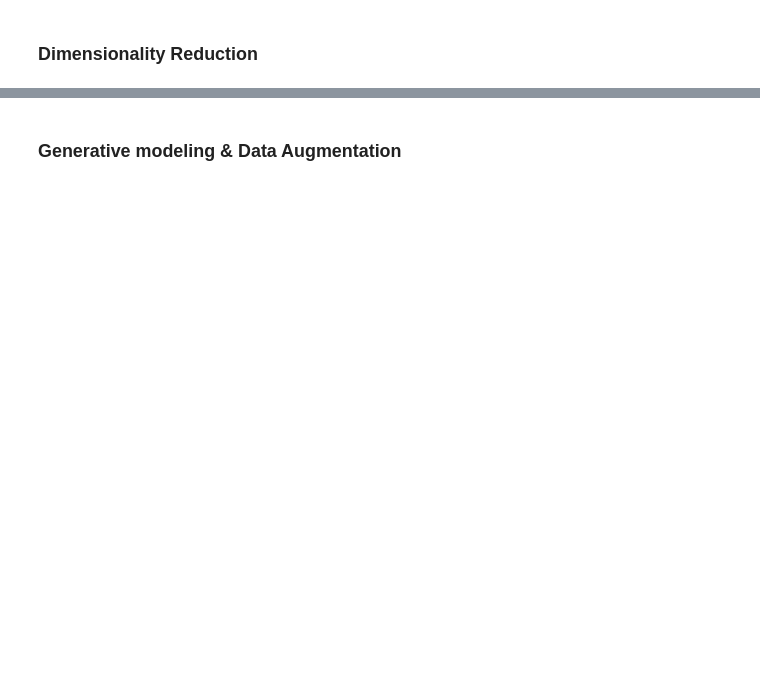
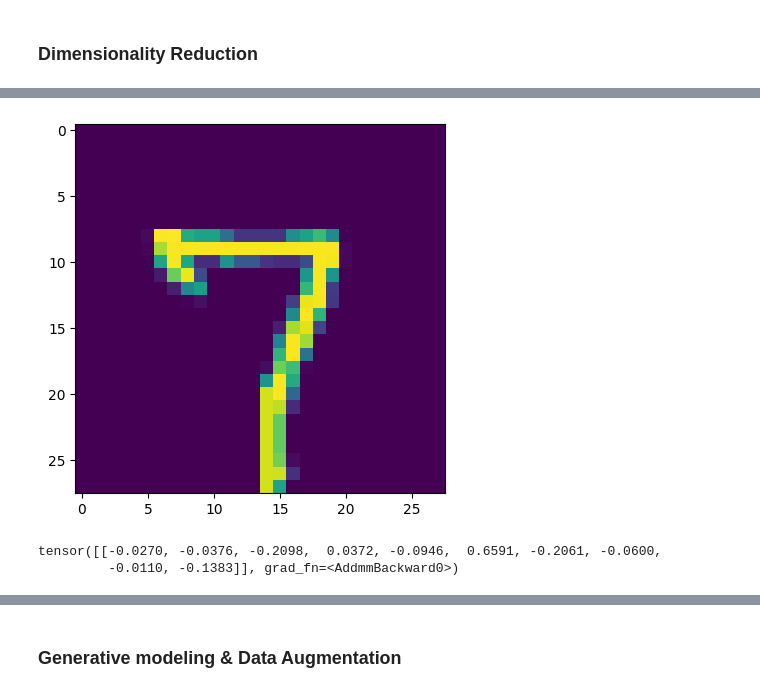
Before and after one commit to JamorMoussa/docs, a Jupyter notebook: docs/deep_learning/auto_encoders/AutoEncoders-Architecture-In-DeepLearning.ipynb, the cells around one changed output, grey strips where cells are left out. Saved outputs shown, nothing was run; the diff lists cells and outputs as text; code cells hidden in the pictures; blank space fills up the shorter version.

```diff
--- a/docs/deep_learning/auto_encoders/AutoEncoders-Architecture-In-DeepLearning.ipynb
+++ b/docs/deep_learning/auto_encoders/AutoEncoders-Architecture-In-DeepLearning.ipynb
@@ -399,0 +447,11 @@ In this section, we're going to use the pre-trainned AutoEncoder model, gotten i
+# %%
+imgs, labels = next(iter(train_loader))
+# %%
+imshow_image(imgs[0])
+# %% [output]
+[figure, added]
+# %%
+clf(imgs[0])
+# %% [output]
+tensor([[-0.0270, -0.0376, -0.2098,  0.0372, -0.0946,  0.6591, -0.2061, -0.0600,
+         -0.0110, -0.1383]], grad_fn=<AddmmBackward0>)
```
Also changed, not shown: parts of 58 cells of this notebook.
